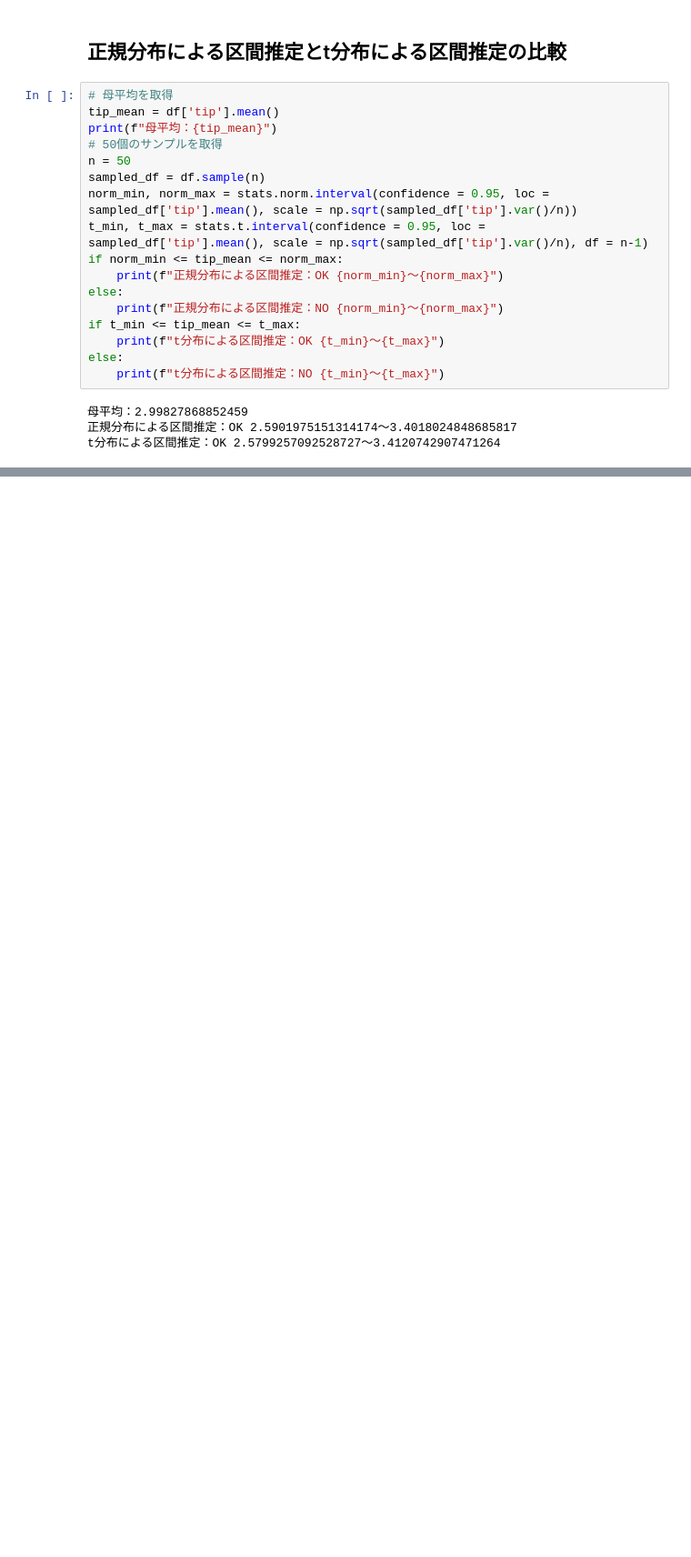
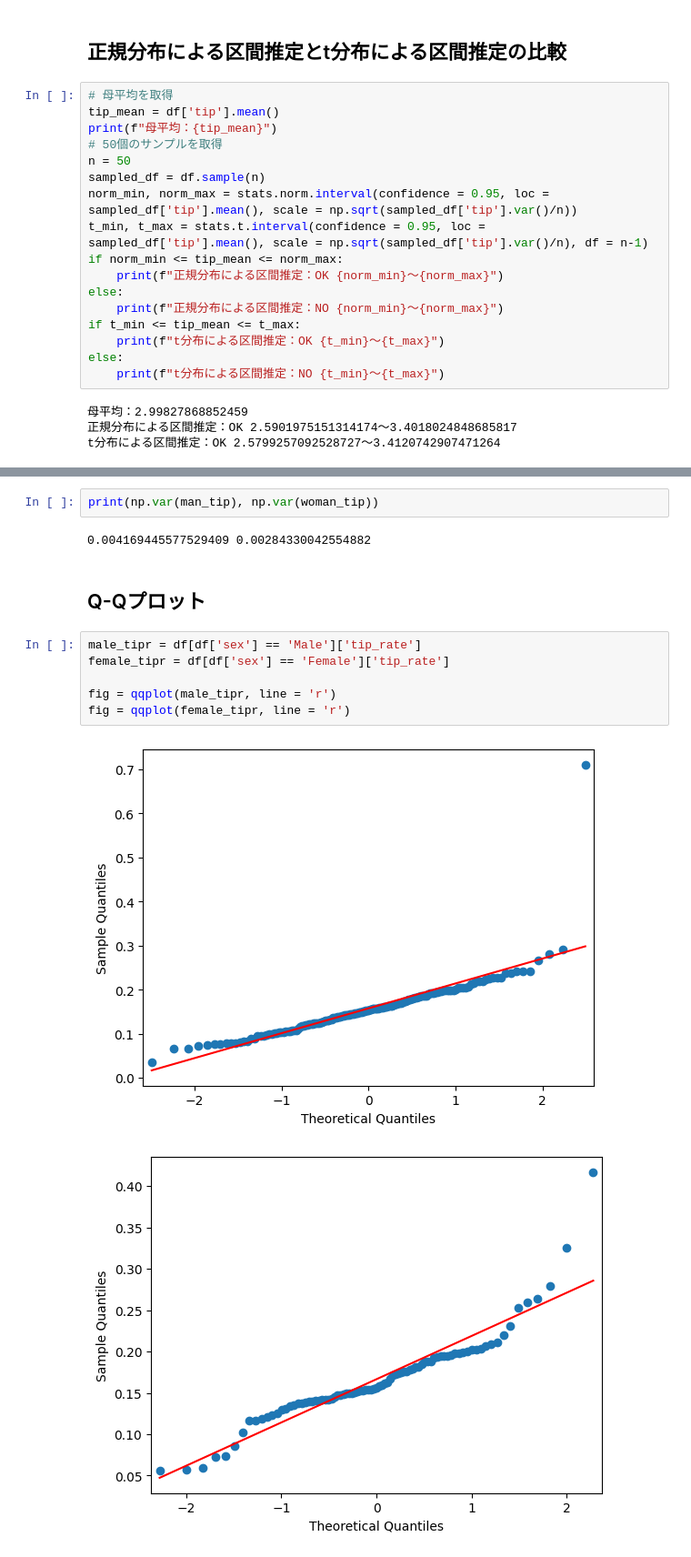
Before and after one commit to TakumiOkawa12/MLnote, a Jupyter notebook: statistics/discriptive_statistics.ipynb, the cells around one changed output, grey strips where cells are left out. Shown at 91% size. Cells and saved outputs as stored; diff of their text form; blank space fills up the shorter version.

```diff
--- a/statistics/discriptive_statistics.ipynb
+++ b/statistics/discriptive_statistics.ipynb
@@ -797,0 +957,15 @@ t分布による区間推定：OK 2.5799257092528727〜3.4120742907471264
+# %%
+print(np.var(man_tip), np.var(woman_tip))
+# %% [output]
+0.004169445577529409 0.00284330042554882
+# %% [markdown]
+## Q-Qプロット
+# %%
+male_tipr = df[df['sex'] == 'Male']['tip_rate']
+female_tipr = df[df['sex'] == 'Female']['tip_rate']
+
+fig = qqplot(male_tipr, line = 'r')
+fig = qqplot(female_tipr, line = 'r')
+# %% [output]
+[figure, added]
+[figure, added]
```
Also changed, not shown: parts of 66 cells of this notebook, 2 other files.
